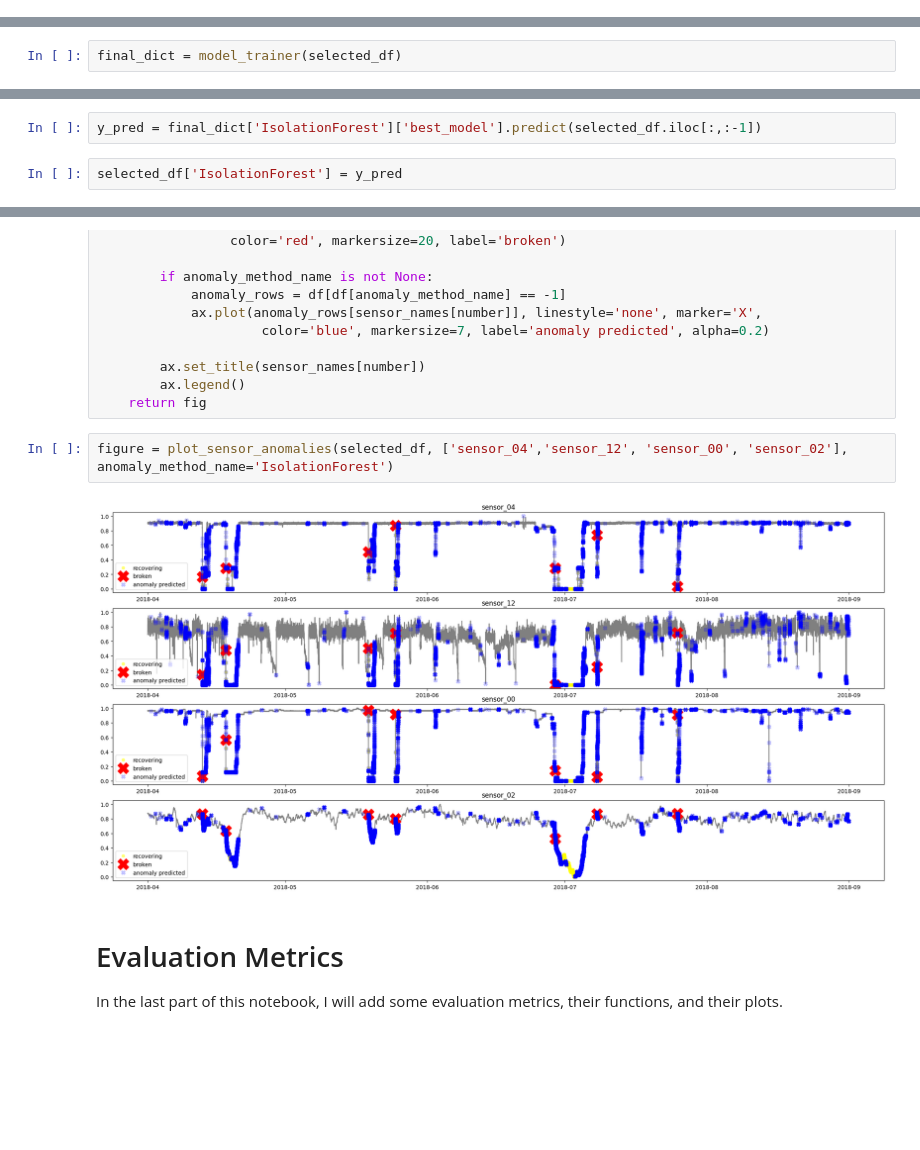
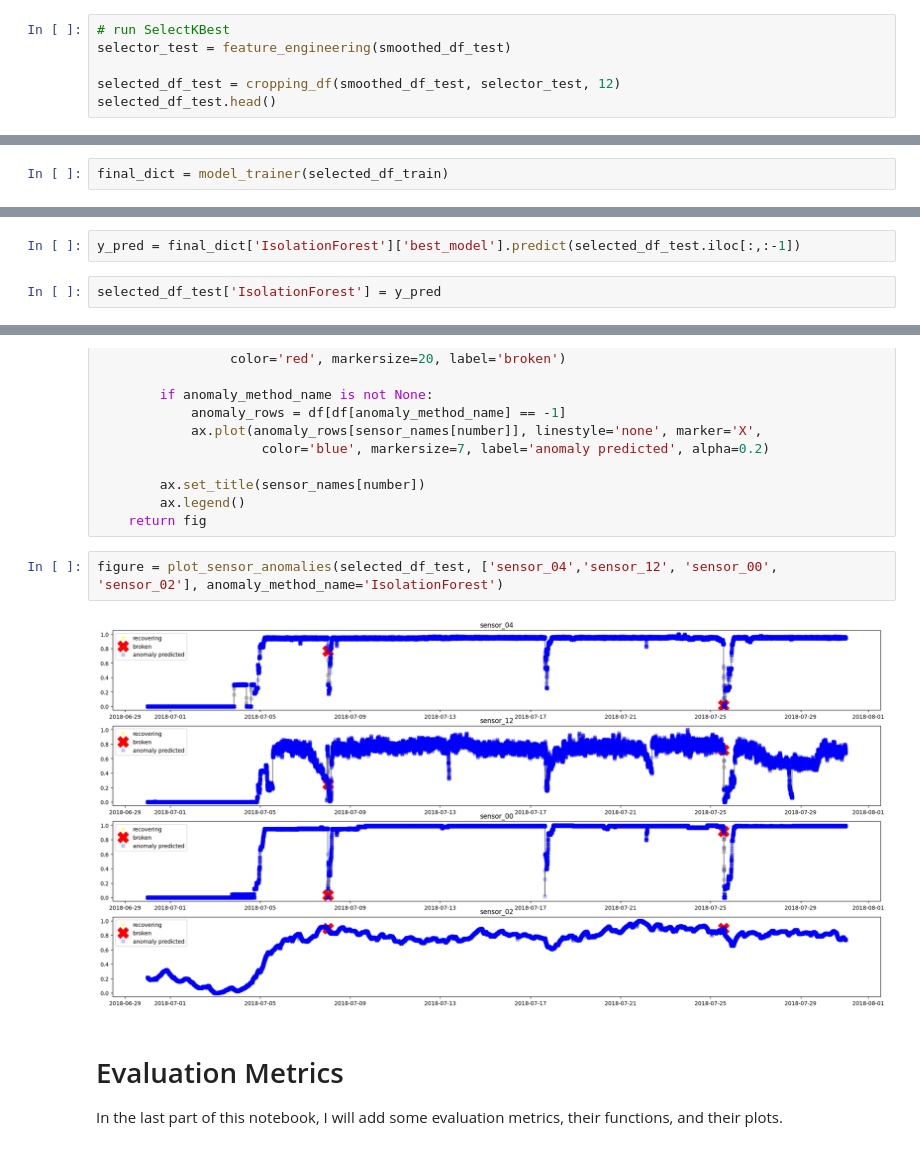
Before and after one commit to hooman-b/Programming_2, a Jupyter notebook: Week_2_7/test_notebook.ipynb, the cells around one changed output, grey strips where cells are left out. Saved outputs shown, nothing was run; the diff lists cells and outputs as text; blank space fills up the shorter version.

```diff
--- a/Week_2_7/test_notebook.ipynb
+++ b/Week_2_7/test_notebook.ipynb
@@ -372,0 +444,6 @@ selected_df.head()
+# %%
+# run SelectKBest
+selector_test = feature_engineering(smoothed_df_test)
+
+selected_df_test = cropping_df(smoothed_df_test, selector_test, 12)
+selected_df_test.head()
@@ -636,4 +721,4 @@ def model_trainer(df):
 
     return final_dict
 # %%
-final_dict = model_trainer(selected_df)
+final_dict = model_trainer(selected_df_train)
@@ -669,7 +739,7 @@ y_train = [1 if element=='NORMAL' else -1 for element in selected_df.iloc[:,-1]]
 # %%
-y_pred = final_dict['IsolationForest']['best_model'].predict(selected_df.iloc[:,:-1])
+y_pred = final_dict['IsolationForest']['best_model'].predict(selected_df_test.iloc[:,:-1])
 # %%
-selected_df['IsolationForest'] = y_pred
+selected_df_test['IsolationForest'] = y_pred
 # %% [markdown]
 In the next step, I will make a function to plot the sensors functions along with their anomalities. I will use the function from the assignment 3 of machine learning and convert it into a proper form for this assignment.
 # %%
@@ -705,9 +775,9 @@ def plot_sensor_anomalies(df, sensor_names, column_name='machine_status', anomal
         ax.legend()
     return fig
 # %%
-figure = plot_sensor_anomalies(selected_df, ['sensor_04','sensor_12', 'sensor_00', 'sensor_02'], anomaly_method_name='IsolationForest')
+figure = plot_sensor_anomalies(selected_df_test, ['sensor_04','sensor_12', 'sensor_00', 'sensor_02'], anomaly_method_name='IsolationForest')
 # %% [output]
-[figure, old version]
+[figure, new version]
 # %% [markdown]
 # Evaluation Metrics
 In the last part of this notebook, I will add some evaluation metrics, their functions, and their plots.
```
Also changed, not shown: parts of 28 cells of this notebook, 15 other files.
